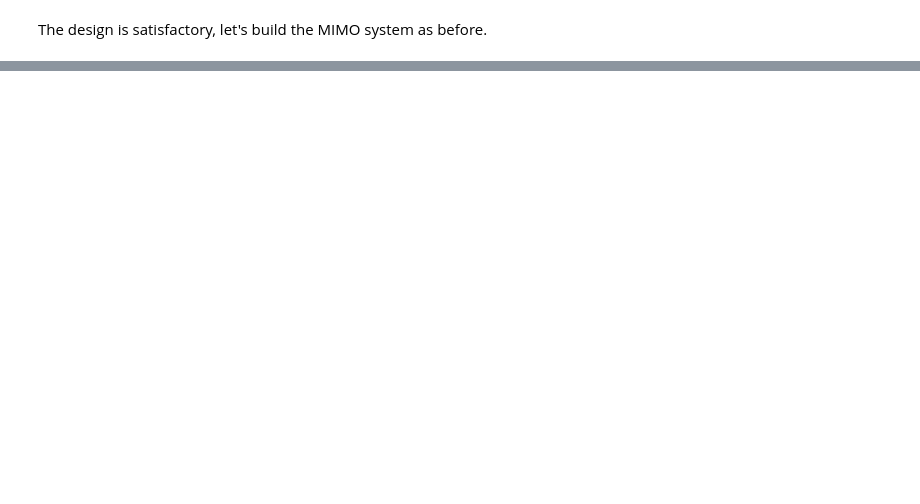
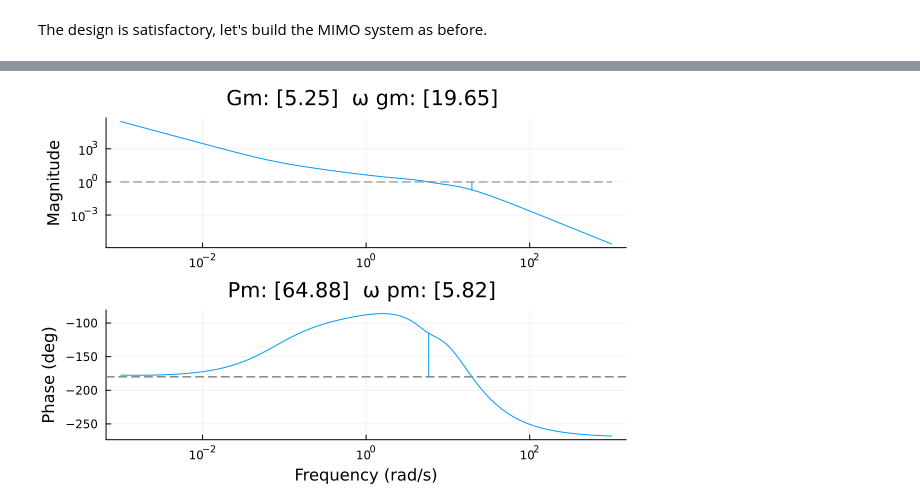
Before and after one commit to e271828e/Flight.jl, a Jupyter notebook: src/aircraft/c172r/design/v2_pitch_cas.ipynb, the cells around one changed output, grey strips where cells are left out. Cells and saved outputs as stored; diff of their text form; code cells hidden in the pictures; blank space fills up the shorter version.

```diff
--- a/src/aircraft/c172r/design/v2_pitch_cas.ipynb
+++ b/src/aircraft/c172r/design/v2_pitch_cas.ipynb
@@ -211,0 +384,23 @@ step(θ_cl_MIMO, 10) |> plot
+# %%
+k_p_θ = 4#5.2, 7.5, 0.75, 0.02 / 3, 5, 0.6, 0.05 / 5, 0.6, 0.6, 0.02
+k_i_θ = 0.3
+k_d_θ = 0.4
+τ_d_θ = 0.05
+θ_cmp = k_p_θ + k_i_θ * tf(1, [1,0]) + k_d_θ * tf([1, 0], [τ_d_θ, 1])
+
+c_q2θ = series(θ_cmp, q2θ)
+# c_q2θ = minreal(c_q2θ, 1e-3)
+@show zpk(c_q2θ)
+@show poles(c_q2θ)
+
+#error transfer function (setpoint - plant output)
+θ_err = 1/(1+c_q2θ) |> tf
+
+@show ss_err_step = θ_err(0)
+
+#and for a ramp input:
+@show ss_err_ramp = (tf(1, [1, 0]) * θ_err)(0)
+
+marginplot(c_q2θ)
+# %% [output]
+[figure, added]
```
Also changed, not shown: parts of 22 cells of this notebook, 3 other files.
